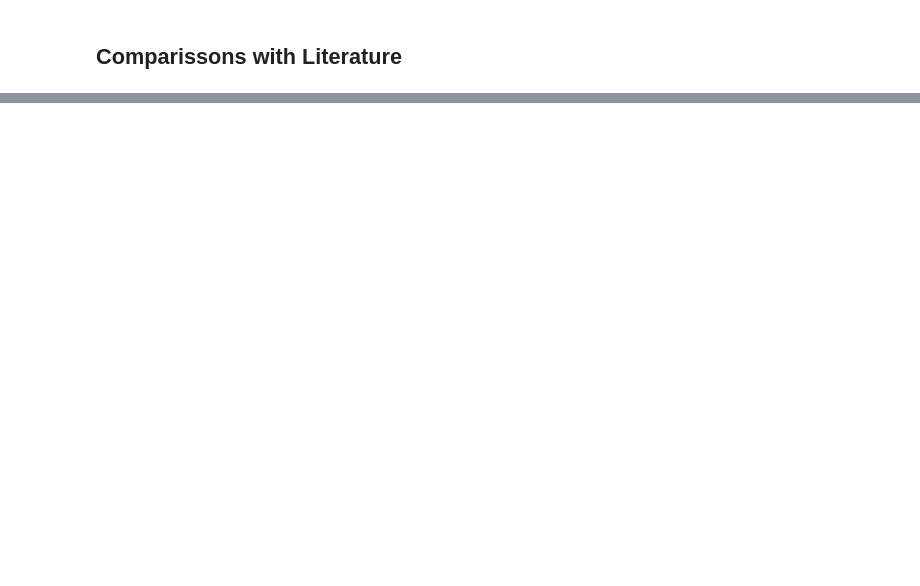
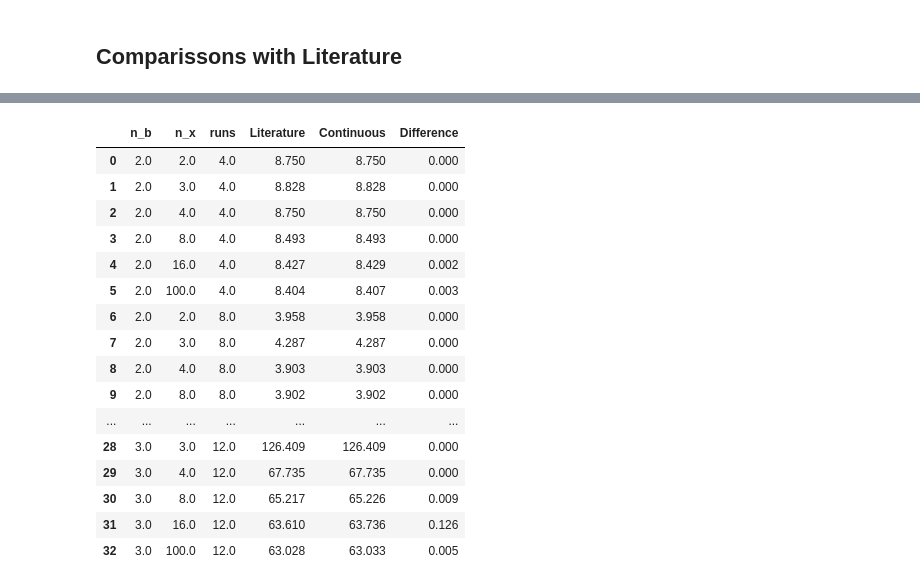
Before and after one commit to TedOiler/dexpy, a Jupyter notebook: v2/test_algorithms.ipynb, the cells around one changed output, grey strips where cells are left out. Saved outputs shown, nothing was run; the diff lists cells and outputs as text; code cells hidden in the pictures; blank space fills up the shorter version.

```diff
--- a/v2/test_algorithms.ipynb
+++ b/v2/test_algorithms.ipynb
@@ -245,0 +281,8 @@ Final_df.to_csv("Comparisson.csv")
+# %%
+final_df = np.hstack((literature, continuous_output.reshape(-1,1)))
+# final_df[21, 4] = 208.843
+# %%
+diffs = np.round(np.abs(final_df[:,3] - final_df[:,4]),3)
+# %%
+final_df = np.hstack((final_df, diffs.reshape(-1,1)))
+final_df
@@ -245,0 +307,23 @@ Final_df.to_csv("Comparisson.csv")
+# %%
+Final_df = pd.DataFrame(final_df)
+Final_df.columns = ['n_b', 'n_x', 'runs', 'Literature', 'Continuous', 'Difference']
+# %%
+Final_df
+# %% [output]
+|  | n_b | n_x | runs | Literature | Continuous | Difference |
+| 0 | 2.0 | 2.0 | 4.0 | 8.750 | 8.750 | 0.000 |
+| 1 | 2.0 | 3.0 | 4.0 | 8.828 | 8.828 | 0.000 |
+| 2 | 2.0 | 4.0 | 4.0 | 8.750 | 8.750 | 0.000 |
+| 3 | 2.0 | 8.0 | 4.0 | 8.493 | 8.493 | 0.000 |
+| 4 | 2.0 | 16.0 | 4.0 | 8.427 | 8.429 | 0.002 |
+| 5 | 2.0 | 100.0 | 4.0 | 8.404 | 8.407 | 0.003 |
+| 6 | 2.0 | 2.0 | 8.0 | 3.958 | 3.958 | 0.000 |
+| 7 | 2.0 | 3.0 | 8.0 | 4.287 | 4.287 | 0.000 |
+| 8 | 2.0 | 4.0 | 8.0 | 3.903 | 3.903 | 0.000 |
+| 9 | 2.0 | 8.0 | 8.0 | 3.902 | 3.902 | 0.000 |
+| ... | ... | ... | ... | ... | ... | ... |
+| 28 | 3.0 | 3.0 | 12.0 | 126.409 | 126.409 | 0.000 |
+| 29 | 3.0 | 4.0 | 12.0 | 67.735 | 67.735 | 0.000 |
+| 30 | 3.0 | 8.0 | 12.0 | 65.217 | 65.226 | 0.009 |
+| 31 | 3.0 | 16.0 | 12.0 | 63.610 | 63.736 | 0.126 |
+| 32 | 3.0 | 100.0 | 12.0 | 63.028 | 63.033 | 0.005 |
```
Also changed, not shown: parts of 16 cells of this notebook, 16 other files.
